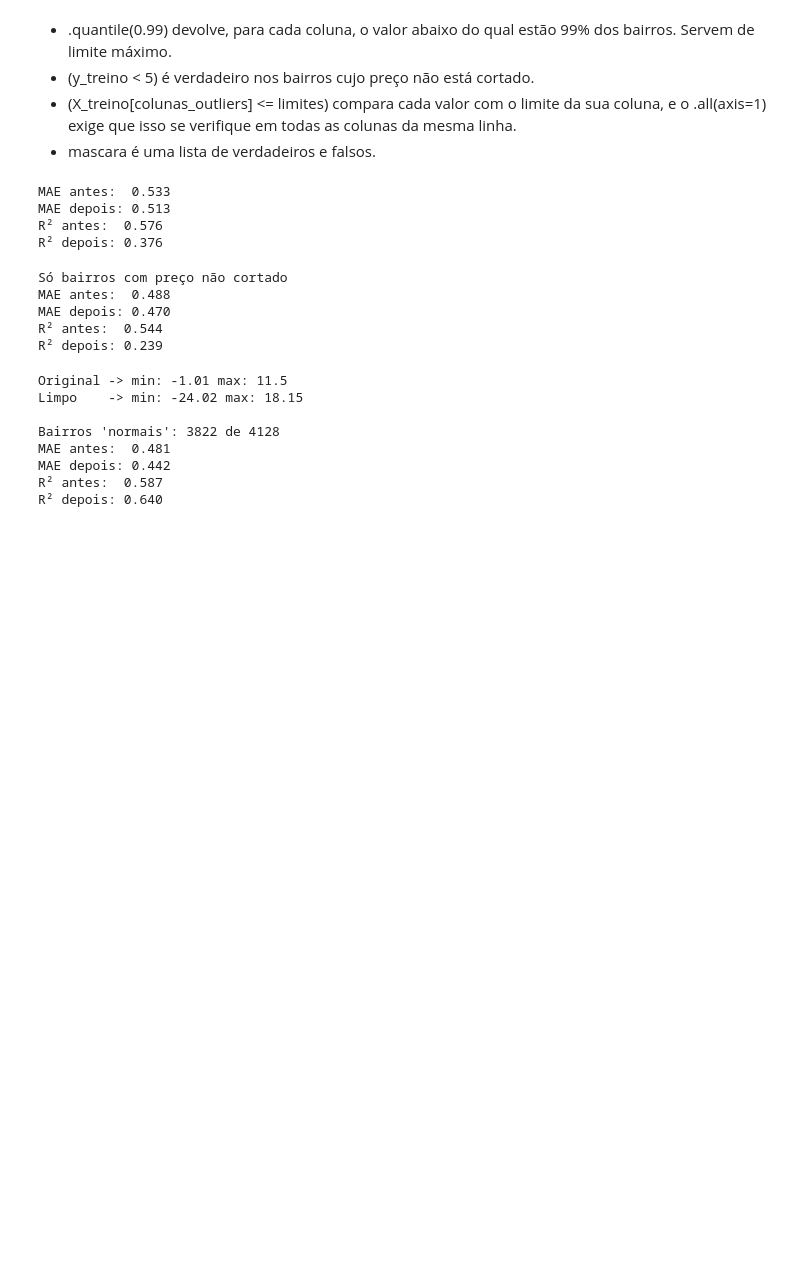
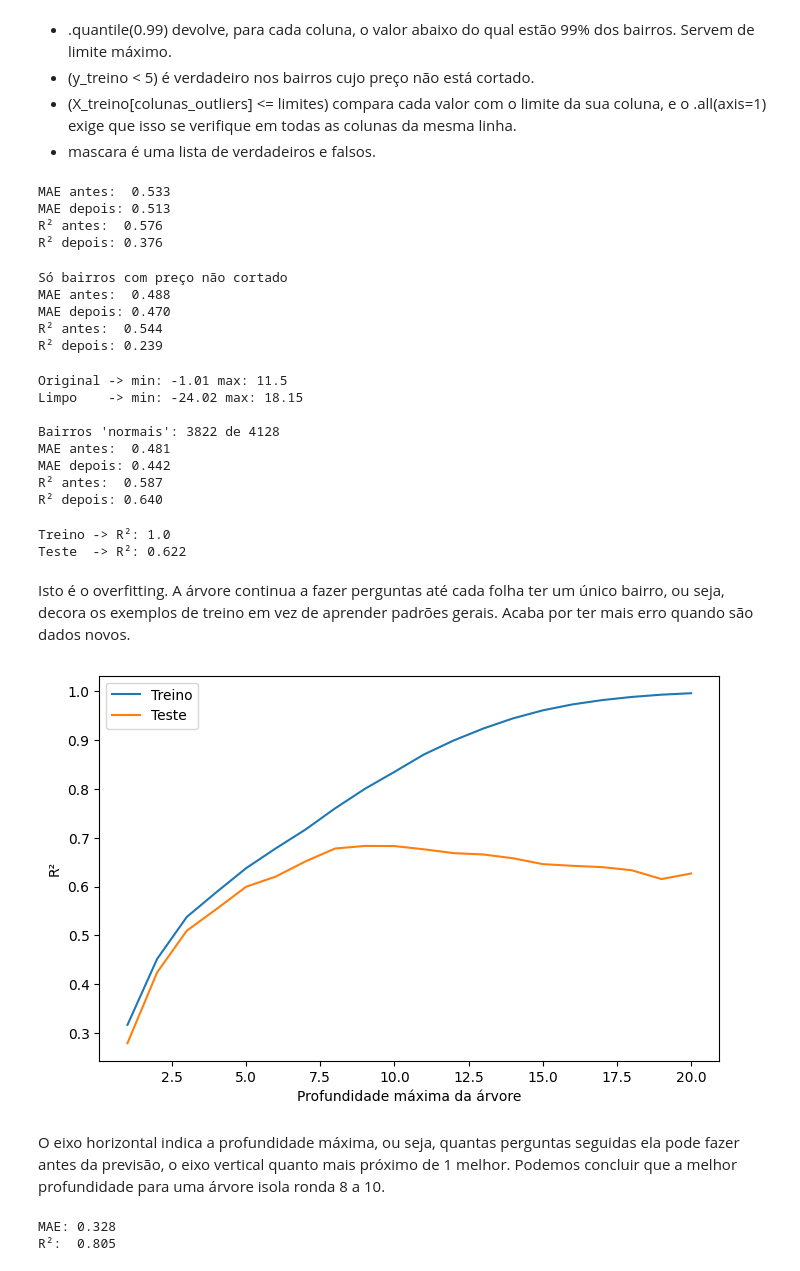
Before and after one commit to rbaptista25/Previs-o-Pre-os-Casa, a Jupyter notebook: notebooks/previsao_precos_casas.ipynb, the cells around one changed output. Saved outputs shown, nothing was run; the diff lists cells and outputs as text; code cells hidden in the pictures; blank space fills up the shorter version.

Commit message:
Adiciona árvore de decisão e Random Forest com comparação de modelos

```diff
--- a/notebooks/previsao_precos_casas.ipynb
+++ b/notebooks/previsao_precos_casas.ipynb
@@ -240,3 +240,51 @@ MAE antes:  0.481
 MAE depois: 0.442
 R² antes:  0.587
 R² depois: 0.640
+# %%
+from sklearn.tree import DecisionTreeRegressor
+
+arvore = DecisionTreeRegressor(random_state=42)
+arvore.fit(X_treino, y_treino)
+
+print("Treino -> R²:", round(arvore.score(X_treino, y_treino), 3))
+print("Teste  -> R²:", round(arvore.score(X_teste, y_teste), 3))
+# %% [output]
+Treino -> R²: 1.0
+Teste  -> R²: 0.622
+# %% [markdown]
+Isto é o overfitting. A árvore continua a fazer perguntas até cada folha ter um único bairro, ou seja, decora os exemplos de treino em vez de aprender padrões gerais. Acaba por ter mais erro quando são dados novos.
+# %%
+profundidades = range(1, 21)
+r2_treino = []
+r2_teste = []
+
+for p in profundidades:
+    m = DecisionTreeRegressor(max_depth=p, random_state=42)
+    m.fit(X_treino, y_treino)
+    r2_treino.append(m.score(X_treino, y_treino))
+    r2_teste.append(m.score(X_teste, y_teste))
+
+plt.figure(figsize=(8, 5))
+plt.plot(profundidades, r2_treino, label="Treino")
+plt.plot(profundidades, r2_teste, label="Teste")
+plt.xlabel("Profundidade máxima da árvore")
+plt.ylabel("R²")
+plt.legend()
+plt.show()
+# %% [output]
+[figure, added]
+# %% [markdown]
+O eixo horizontal indica a profundidade máxima, ou seja, quantas perguntas seguidas ela pode fazer antes da previsão, o eixo vertical quanto mais próximo de 1 melhor. Podemos concluir que a melhor profundidade para uma árvore isola ronda 8 a 10.
+# %%
+from sklearn.ensemble import RandomForestRegressor
+
+floresta = RandomForestRegressor(n_estimators=100, random_state=42, n_jobs=-1)
+floresta.fit(X_treino, y_treino)
+
+previsoes_floresta = floresta.predict(X_teste)
+
+print(f"MAE: {mean_absolute_error(y_teste, previsoes_floresta):.3f}")
+print(f"R²:  {r2_score(y_teste, previsoes_floresta):.3f}")
+# %% [output]
+MAE: 0.328
+R²:  0.805
```
Also changed, not shown: parts of 4 cells of this notebook.
